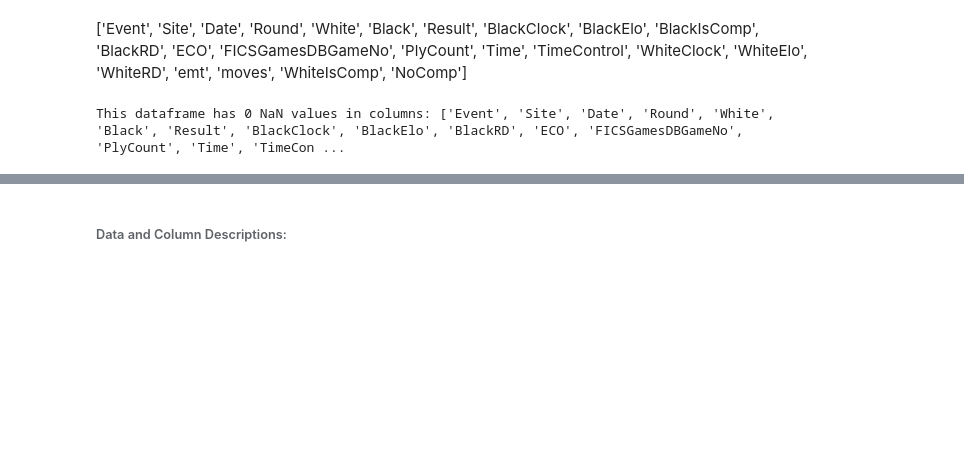
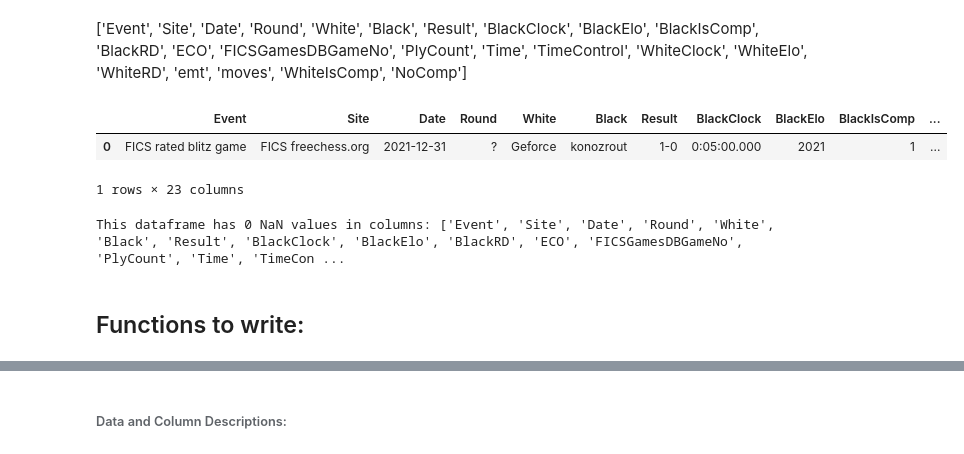
Before and after one commit to pingwithahat/capstone_repo, a Jupyter notebook: Vostro_Notebook.ipynb, the cells around one changed output, grey strips where cells are left out. Saved outputs shown, nothing was run; the diff lists cells and outputs as text; code cells hidden in the pictures; blank space fills up the shorter version.

Commit message:
converted more data

```diff
--- a/Vostro_Notebook.ipynb
+++ b/Vostro_Notebook.ipynb
@@ -79,5 +87,7 @@ df = pd.read_json("data/raw_data/json/ficsgamesdb_search_262781.json")
-# %%
-df = joblib.load('2021_CvH.pkl')
+# %%
+df = joblib.load('./data/2021_CvH.pkl')
+
+# df = joblib.load('C:/Users/MaNiL/Desktop/data/capstone/preprocessed/2021_CvH.pkl')
 # %%
 hp.chess_checker_function(df)
 # %% [output]
@@ -172,12 +129,20 @@ Index(['Event', 'Site', 'Date', 'Round', 'White', 'Black', 'Result',
        'BlackClock', 'BlackElo', 'BlackIsComp', 'BlackRD', 'ECO',
        'FICSGamesDBGameNo', 'PlyCount', 'Time', 'TimeControl', 'WhiteClock',
        'WhiteElo', 'WhiteRD', 'emt', 'moves', 'WhiteIsComp', 'NoComp']
-# %%
-hp.chess_nan_checker(df)
-# %% [output]
-This dataframe has 0 NaN values in columns: ['Event', 'Site', 'Date', 'Round', 'White', 'Black', 'Result', 'BlackClock', 'BlackElo', 'BlackRD', 'ECO', 'FICSGamesDBGameNo', 'PlyCount', 'Time', 'TimeCon ...
+# %%
+nocomp_df_test.head(1)
+# %% [output]
+|  | Event | Site | Date | Round | White | Black | Result | BlackClock | BlackElo | BlackIsComp | ... |
+| 0 | FICS rated blitz game | FICS freechess.org | 2021-12-31 | ? | Geforce | konozrout | 1-0 | 0:05:00.000 | 2021 | 1 | ... |
+1 rows × 23 columns
+# %%
+hp.chess_nan_checker(nocomp_df_test)
+# %% [output]
+This dataframe has 0 NaN values in columns: ['Event', 'Site', 'Date', 'Round', 'White', 'Black', 'Result', 'BlackClock', 'BlackElo', 'BlackRD', 'ECO', 'FICSGamesDBGameNo', 'PlyCount', 'Time', 'TimeCon ...
 # %%
 df.info()
+# %% [markdown]
+## Functions to write:
 # %%
 # Write function that compares ply count to
 # %%
```
Also changed, not shown: parts of 23 cells of this notebook, 1 other file.
